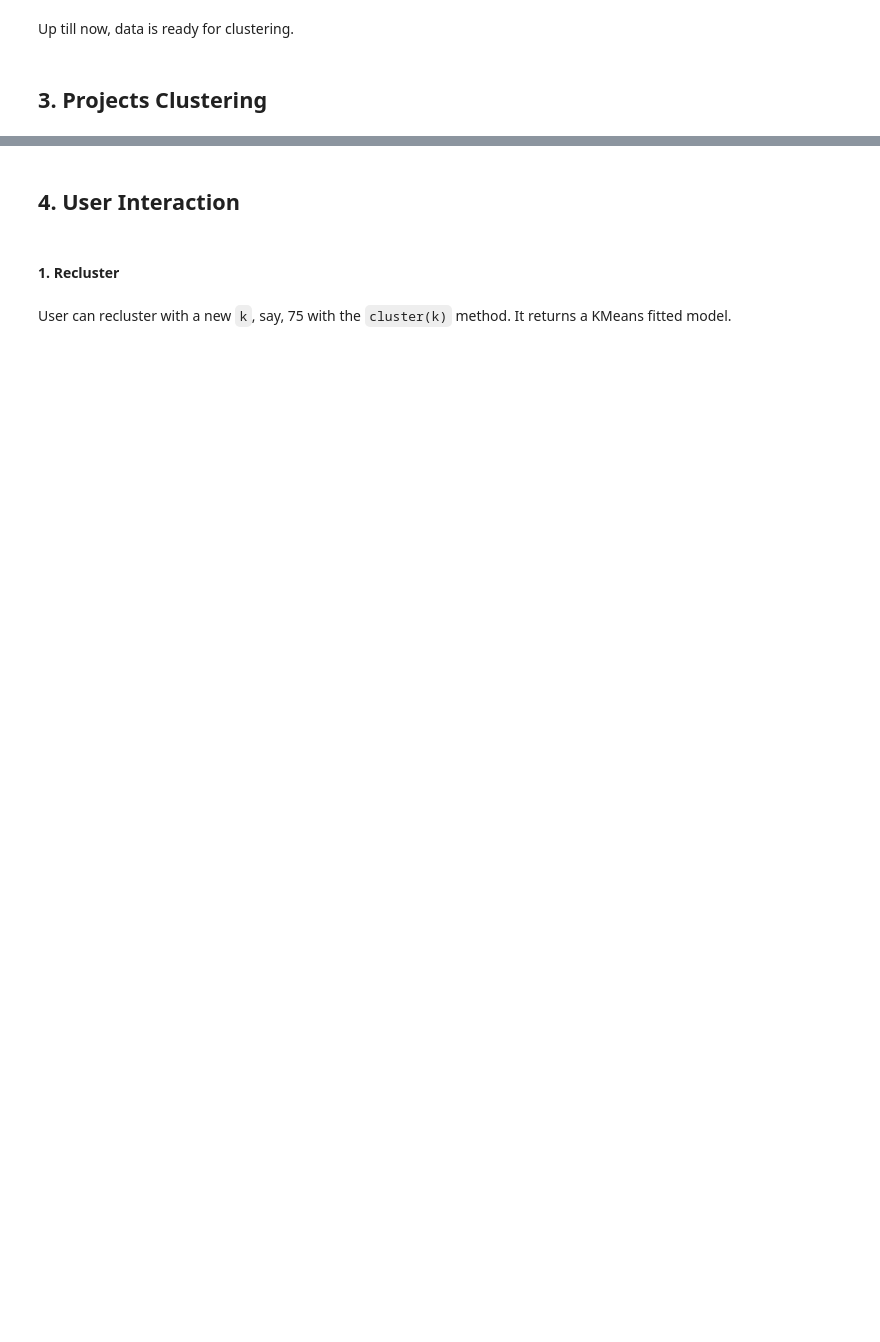
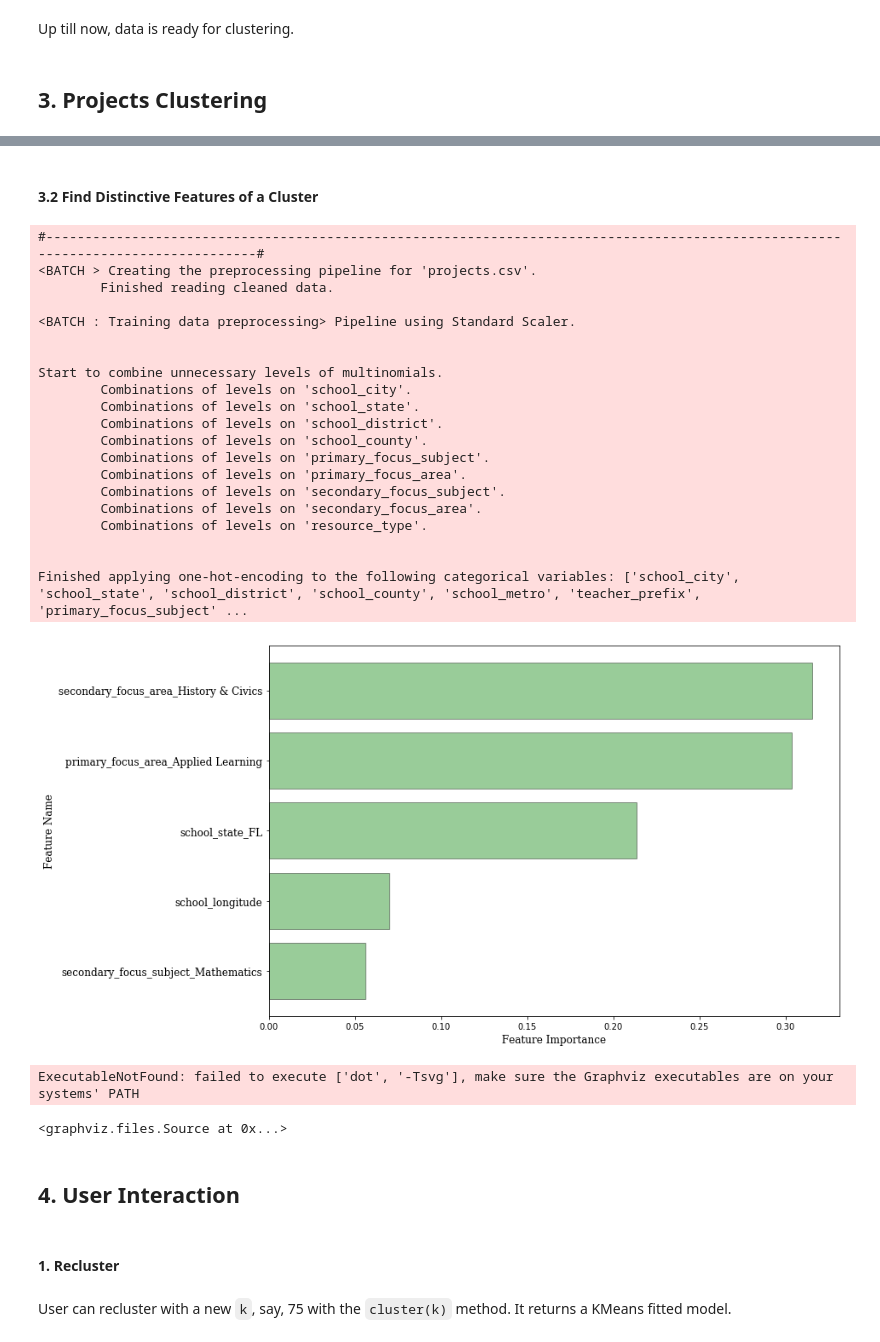
Before and after one commit to KunyuHe/ML-Pipeline-for-Crowdfunding-Project-Outcome-Prediction, a Jupyter notebook: clustering/clustering.ipynb, the cells around one changed output, grey strips where cells are left out. Saved outputs shown, nothing was run; the diff lists cells and outputs as text; code cells hidden in the pictures; blank space fills up the shorter version.

```diff
--- a/clustering/clustering.ipynb
+++ b/clustering/clustering.ipynb
@@ -126,3 +142,31 @@ There's no obvious elbow but 50 seems to be a reasonable number of clusters.
+# %% [markdown]
+#### 3.2 Find Distinctive Features of a Cluster
+# %%
+kmeans_pipe.find_distinctive_features(7, 5)
+# %% [output]
+#----------------------------------------------------------------------------------------------------------------------------------#
+<BATCH > Creating the preprocessing pipeline for 'projects.csv'.
+        Finished reading cleaned data.
+
+<BATCH : Training data preprocessing> Pipeline using Standard Scaler.
+
+
+Start to combine unnecessary levels of multinomials.
+        Combinations of levels on 'school_city'.
+        Combinations of levels on 'school_state'.
+        Combinations of levels on 'school_district'.
+        Combinations of levels on 'school_county'.
+        Combinations of levels on 'primary_focus_subject'.
+        Combinations of levels on 'primary_focus_area'.
+        Combinations of levels on 'secondary_focus_subject'.
+        Combinations of levels on 'secondary_focus_area'.
+        Combinations of levels on 'resource_type'.
+
+
+Finished applying one-hot-encoding to the following categorical variables: ['school_city', 'school_state', 'school_district', 'school_county', 'school_metro', 'teacher_prefix', 'primary_focus_subject' ...
+[figure, added]
+ExecutableNotFound: failed to execute ['dot', '-Tsvg'], make sure the Graphviz executables are on your systems' PATH
+<graphviz.files.Source at 0x...>
 # %% [markdown]
 ## 4. User Interaction
 # %% [markdown]
```
Also changed, not shown: parts of 28 cells of this notebook, 12 other files.
